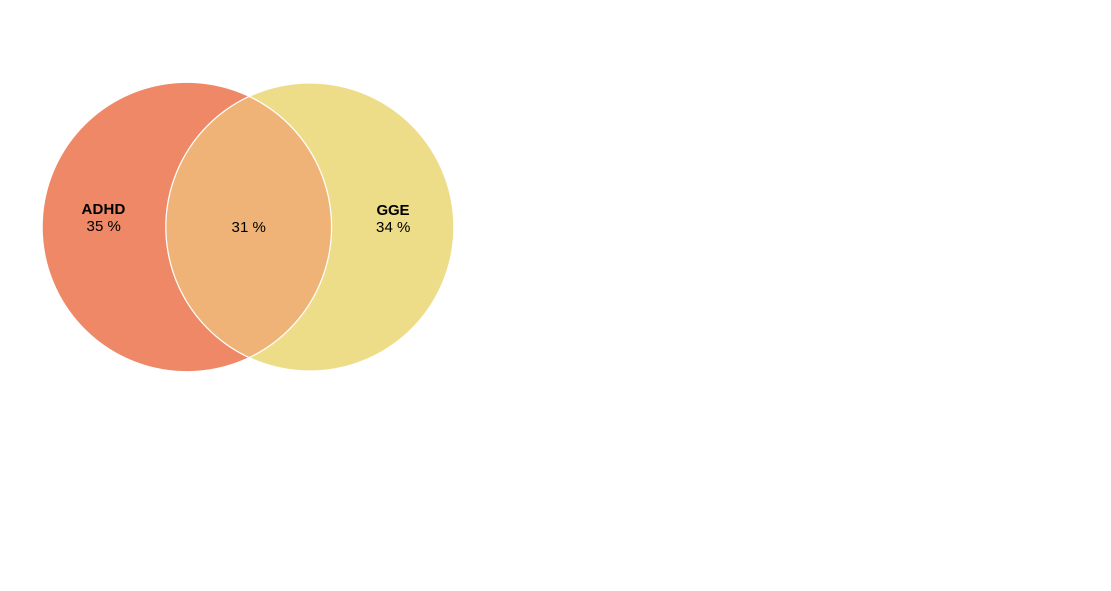
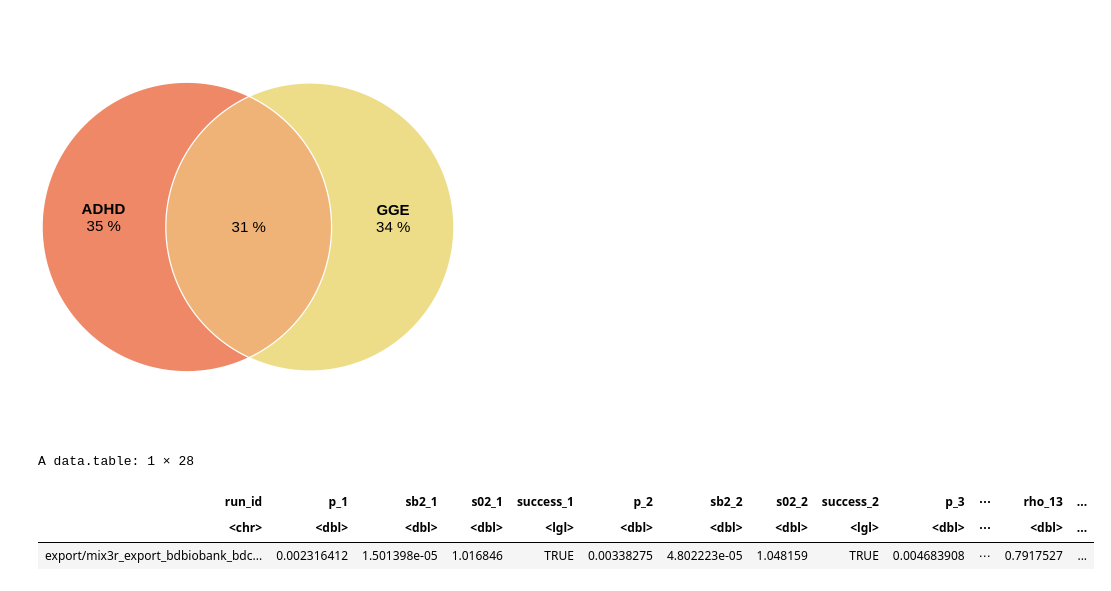
Before and after one commit to precimed/mix3r, a Jupyter notebook: euler.ipynb, the cells around one changed output. Cells and saved outputs as stored; diff of their text form; code cells hidden in the pictures; blank space fills up the shorter version.

```diff
--- a/euler.ipynb
+++ b/euler.ipynb
@@ -159,3 +162,10 @@ plot(euler(c("2"=best$p_2, "3"=best$p_3, "2&3"=best$p_23), input="union"),
      quantities = list(type="percent", fontsize=18))
 # %% [output]
 [figure]
+# %%
+best
+# %% [output]
+A data.table: 1 × 28
+| run_id | p_1 | sb2_1 | s02_1 | success_1 | p_2 | sb2_2 | s02_2 | success_2 | p_3 | ⋯ | rho_13 | ... |
+| <chr> | <dbl> | <dbl> | <dbl> | <lgl> | <dbl> | <dbl> | <dbl> | <lgl> | <dbl> | ⋯ | <dbl> | ... |
+| export/mix3r_export_bdbiobank_bdc... | 0.002316412 | 1.501398e-05 | 1.016846 | TRUE | 0.00338275 | 4.802223e-05 | 1.048159 | TRUE | 0.004683908 | ⋯ | 0.7917527 | ... |
```
Also changed, not shown: parts of 4 cells of this notebook, 3 other files.
